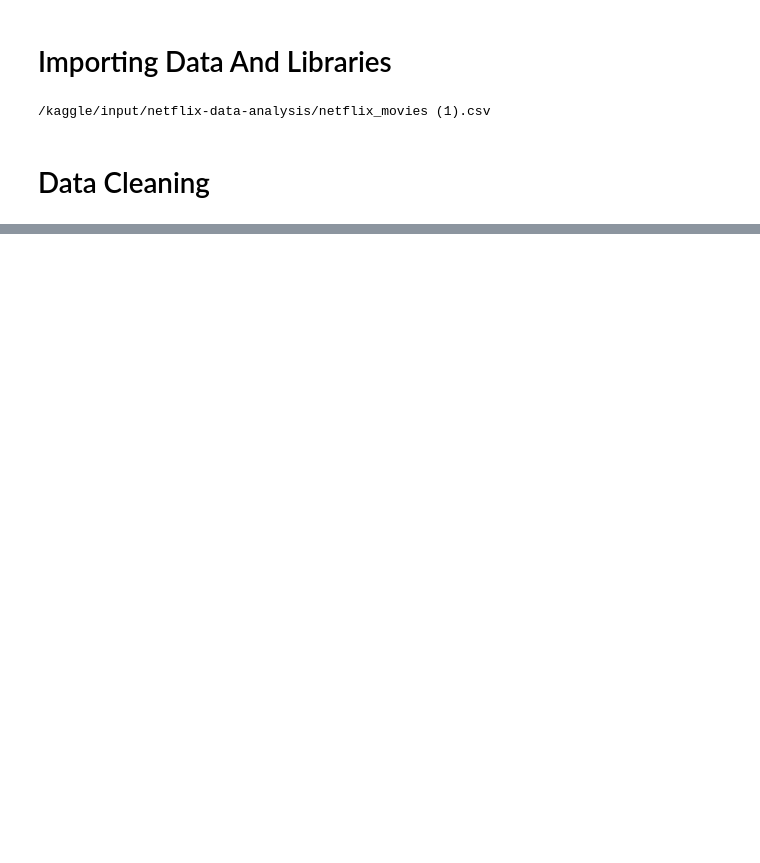
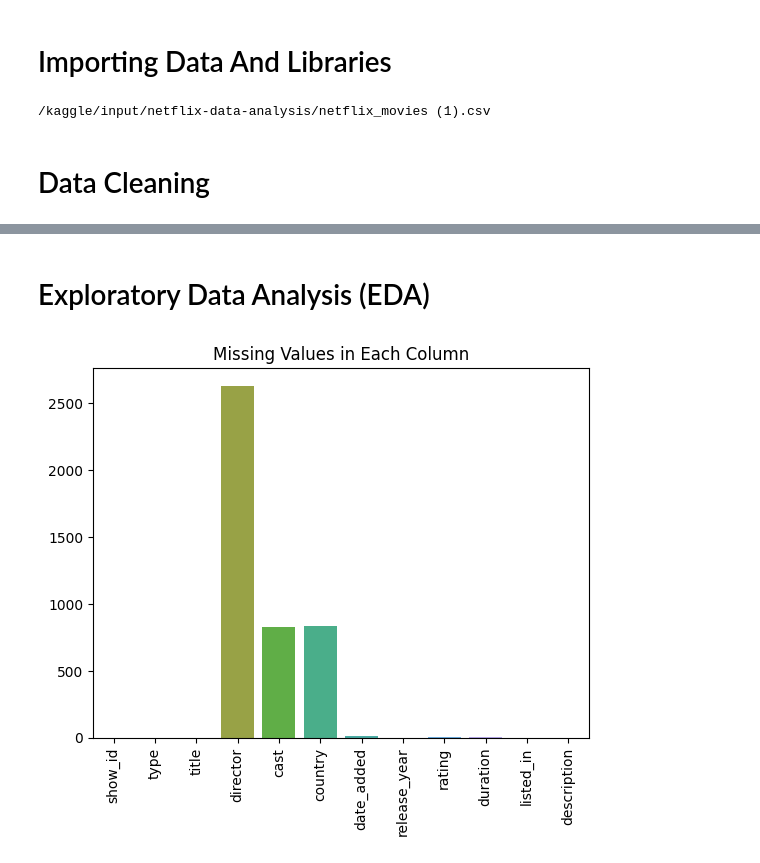
Before and after one commit to kumawatmanish05/Netflix_Data_Analysis, a Jupyter notebook: netflix-data-analysis.ipynb, the cells around one changed output, grey strips where cells are left out. Saved outputs shown, nothing was run; the diff lists cells and outputs as text; code cells hidden in the pictures; blank space fills up the shorter version.

Commit message:
Netflix_Data_Analysis

```diff
--- a/netflix-data-analysis.ipynb
+++ b/netflix-data-analysis.ipynb
@@ -34,0 +51,11 @@ content_df = pd.read_csv(r'/kaggle/input/netflix-data-analysis/netflix_movies (1
+# %% [markdown]
+# Exploratory Data Analysis (EDA)
+# %%
+# Data Overview and Missing Values Analysis
+missing_values = content_df.isnull().sum()
+sns.barplot(x=missing_values.index, y=missing_values.values)
+plt.xticks(rotation=90)
+plt.title('Missing Values in Each Column')
+plt.show()
+# %% [output]
+[figure, added]
```
Also changed, not shown: parts of 14 cells of this notebook.
